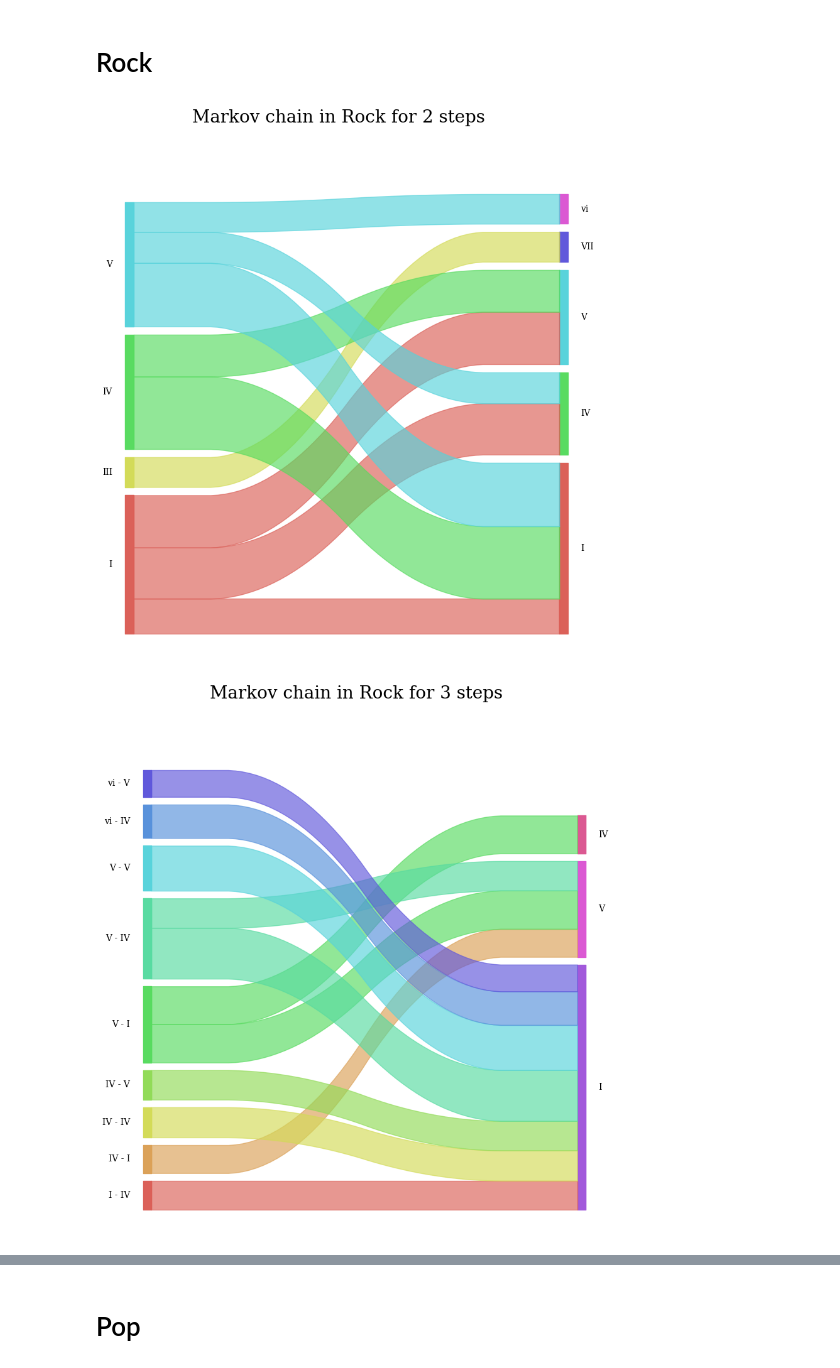
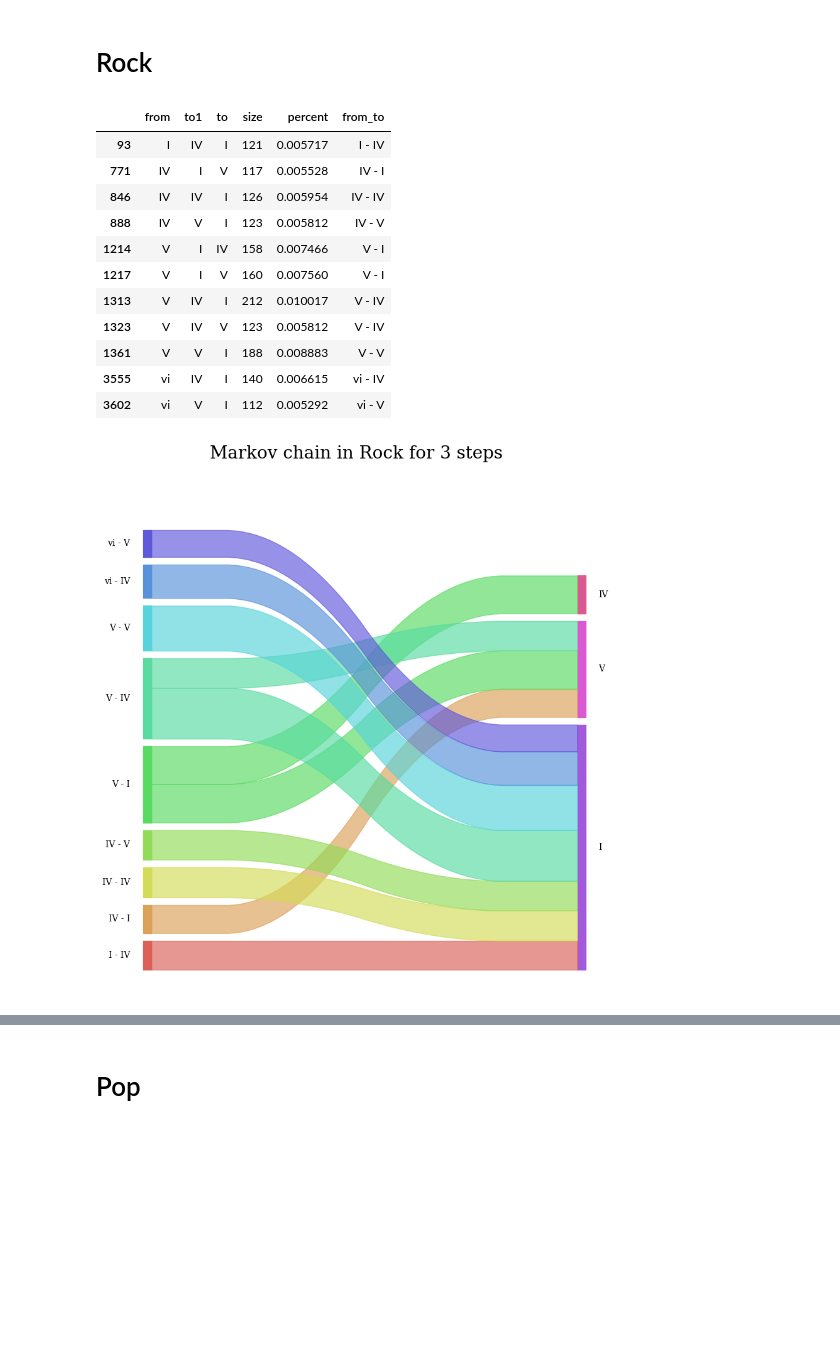
Before and after one commit to amelie106/datascience, a Jupyter notebook: chord_progression/notebooks/03_markov_chains.ipynb, the cells around one changed output, grey strips where cells are left out. Drawn from its saved outputs; the diff is of its cells as text; code cells hidden in the pictures; blank space fills up the shorter version.

```diff
--- a/chord_progression/notebooks/03_markov_chains.ipynb
+++ b/chord_progression/notebooks/03_markov_chains.ipynb
@@ -155,17 +155,29 @@ from  to  percent
 # %%
 genre = 'Rock'
 
 # step 2
 df = get_markov_dataframe(genre, steps=2, threshold=0.02)
 plot_markov(df, genre, 2)
 
 # step 3
 df = get_markov_dataframe(genre, steps=3, threshold=0.005)
+display(df)
 plot_markov(df, genre, 3)
 
 # step 4
 df = get_markov_dataframe(genre, steps=4, threshold=0.003)
 plot_markov(df, genre, 4)
 # %% [output]
+|  | from | to1 | to | size | percent | from_to |
+| 93 | I | IV | I | 121 | 0.005717 | I - IV |
+| 771 | IV | I | V | 117 | 0.005528 | IV - I |
+| 846 | IV | IV | I | 126 | 0.005954 | IV - IV |
+| 888 | IV | V | I | 123 | 0.005812 | IV - V |
+| 1214 | V | I | IV | 158 | 0.007466 | V - I |
+| 1217 | V | I | V | 160 | 0.007560 | V - I |
+| 1313 | V | IV | I | 212 | 0.010017 | V - IV |
+| 1323 | V | IV | V | 123 | 0.005812 | V - IV |
+| 1361 | V | V | I | 188 | 0.008883 | V - V |
+| 3555 | vi | IV | I | 140 | 0.006615 | vi - IV |
+| 3602 | vi | V | I | 112 | 0.005292 | vi - V |
-[figure, old version]
+[figure, new version]
-[figure, removed]
```
Also changed, not shown: parts of 2 cells of this notebook, 11 other files.
